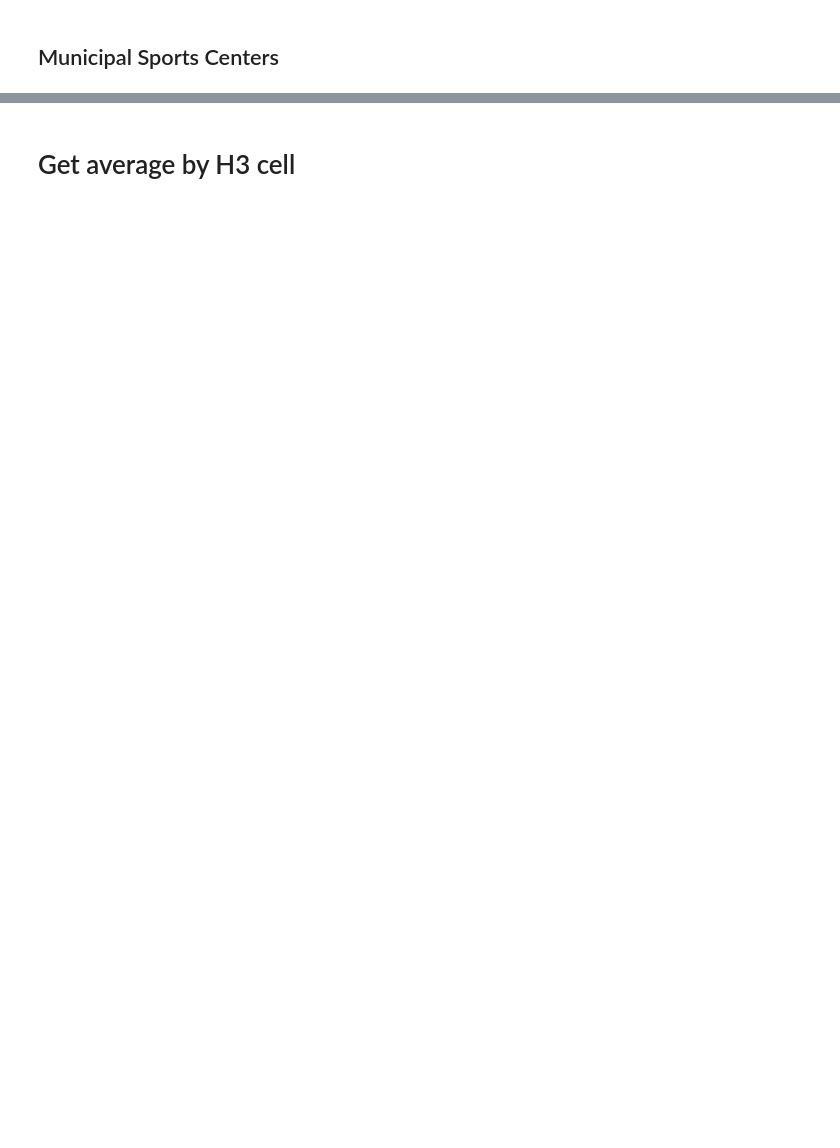
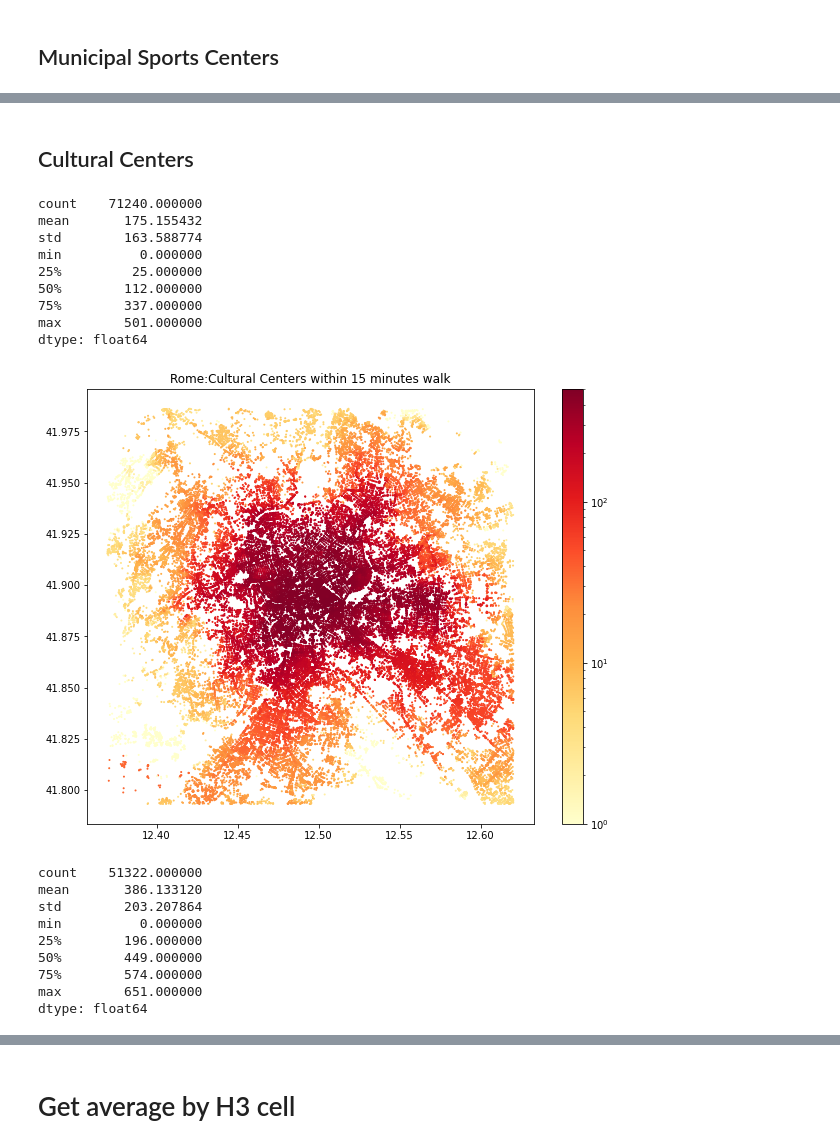
Before and after one commit to CityScope/CS_NTT_Rome, a Jupyter notebook: data_analysis/access_networks/access_analysis.ipynb, the cells around one changed output, grey strips where cells are left out. Cells and saved outputs as stored; diff of their text form; code cells hidden in the pictures; blank space fills up the shorter version.

```diff
--- a/data_analysis/access_networks/access_analysis.ipynb
+++ b/data_analysis/access_networks/access_analysis.ipynb
@@ -252,4 +185,4 @@ LIBS_LOC='dataset/DATI_BIBLIOTECHE_EXCEL_01.xls'
 # %%
-libs = pd.read_excel(LIBS_LOC, sheet_name='Report personalizzato')
+libs = pd.read_excel(DATA_PATH+'05-CulturalCenters/'+'DATI_BIBLIOTECHE_EXCEL_01.xls', sheet_name='Report personalizzato')
 libs.head()
 # %% [output]
@@ -273,5 +222,5 @@ SCHOOLS_DATA_LOC='https://dati.comune.roma.it/catalog/dataset/752549b2-a55b-4de1
 # %%
-schools=pd.read_csv(SCHOOLS_DATA_LOC, sep=';',encoding = "latin")
+schools=pd.read_csv(DATA_PATH+'03-Kindergartens/'+'02-infanzia_09-10.csv', sep=';',encoding = "latin")
 schools = schools.dropna()
 # %%
 schools.head()
@@ -320,0 +277,5 @@ schools.head()
+# %%
+cultural_centers=pd.read_csv(DATA_PATH+'05-CulturalCenters/'+'shape/cultural_centers.csv', sep=',',encoding = "latin")
+cultural_centers = cultural_centers[cultural_centers['lat'].notna()]
+
+cultural_centers.head()
@@ -363,5 +400,0 @@ def access_analysis(network, df, lat_col_name, lon_col_name, name, mode_name,
-# %%
-for mode in networks:
-    access_analysis(network=networks[mode], df=accommodation,
-                    lat_col_name='latitude', lon_col_name='longitude', name='Accomodation',
-                   mode_name=mode, plot=False, save_gdf=True)
@@ -474 +505,28 @@ max        143.000000
 dtype: float64
+# %% [markdown]
+## Cultural Centers
+# %%
+for mode in networks:
+    access_analysis(network=networks[mode], df=cultural_centers, lat_col_name='lat', lon_col_name='lng',
+                    name='Cultural Centers',
+                   mode_name=mode, plot=True, save_gdf=True)
+# %% [output]
+count    71240.000000
+mean       175.155432
+std        163.588774
+min          0.000000
+25%         25.000000
+50%        112.000000
+75%        337.000000
+max        501.000000
+dtype: float64
+[figure, added]
+count    51322.000000
+mean       386.133120
+std        203.207864
+min          0.000000
+25%        196.000000
+50%        449.000000
+75%        574.000000
+max        651.000000
+dtype: float64
```
Also changed, not shown: parts of 57 cells of this notebook, 1 other file.
